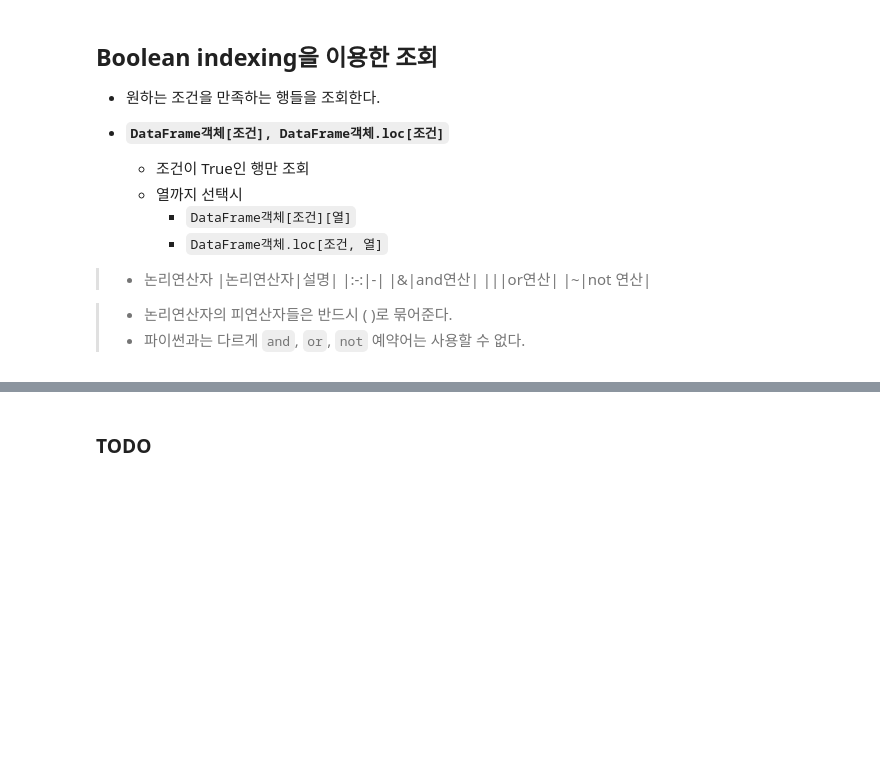
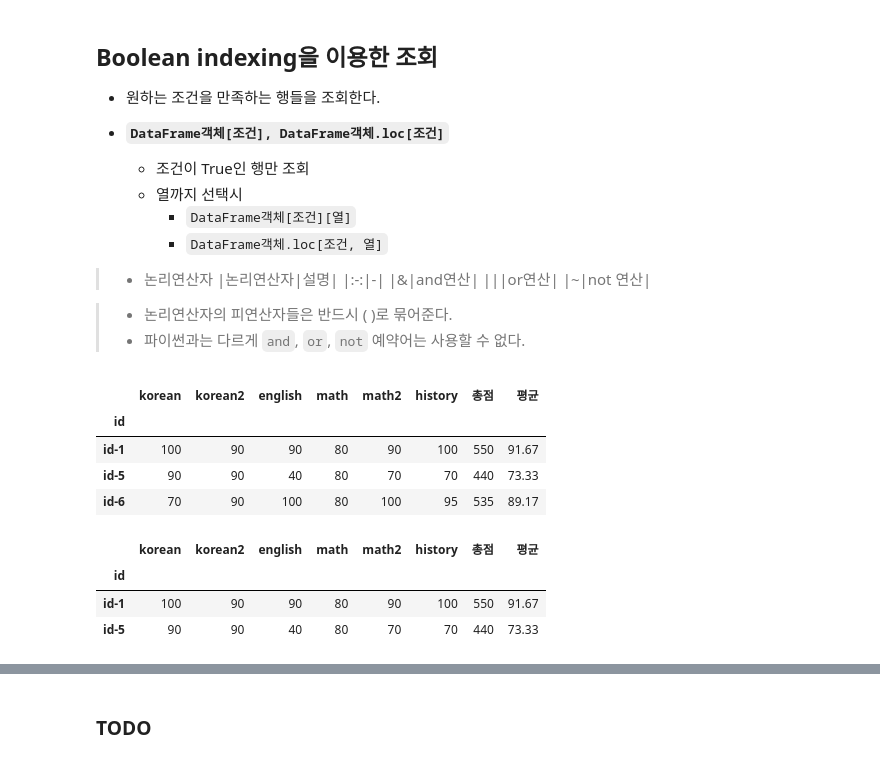
Before and after one commit to seonguihong/SKN13_mysrc, a Jupyter notebook: 06_pandas_시각화/02_Pandas_DataFrame.ipynb, the cells around one changed output, grey strips where cells are left out. Drawn from its saved outputs; the diff is of its cells as text; code cells hidden in the pictures; blank space fills up the shorter version.

```diff
--- a/06_pandas_시각화/02_Pandas_DataFrame.ipynb
+++ b/06_pandas_시각화/02_Pandas_DataFrame.ipynb
@@ -1145,7 +1341,13 @@ movie.head(3)
 grade
 # %%
 # True index의 행이 조회
-grade[[True, False, False, False, True]]
-# grade.loc[[True, False, False, False, True]]
-# grade.iloc[[True, False, False, False, True]]
+# grade[[True, False, False, False, True, False]]
+# grade.loc[[True, False, False, False, True, True]]
+# grade.iloc[[True, False, False, False, True, True]]
+# %% [output]
+|  | korean | korean2 | english | math | math2 | history | 총점 | 평균 |
+| id |  |  |  |  |  |  |  |  |
+| id-1 | 100 | 90 | 90 | 80 | 90 | 100 | 550 | 91.67 |
+| id-5 | 90 | 90 | 40 | 80 | 70 | 70 | 440 | 73.33 |
+| id-6 | 70 | 90 | 100 | 80 | 100 | 95 | 535 | 89.17 |
 # %%
@@ -1153,5 +1355,10 @@ grade[grade['통과여부']]
 # %%
-grade.loc[grade['korean'] > 80 , "평균"]
+grade.loc[grade['korean'] > 80]
 # grade.loc[grade['korean'] > 80 ,  ["평균", "총점"]]
+# %% [output]
+|  | korean | korean2 | english | math | math2 | history | 총점 | 평균 |
+| id |  |  |  |  |  |  |  |  |
+| id-1 | 100 | 90 | 90 | 80 | 90 | 100 | 550 | 91.67 |
+| id-5 | 90 | 90 | 40 | 80 | 70 | 70 | 440 | 73.33 |
 # %%
 grade[(grade['korean'] > 70) & (grade['평균'] >= 90)]
```
Also changed, not shown: parts of 41 cells of this notebook.
